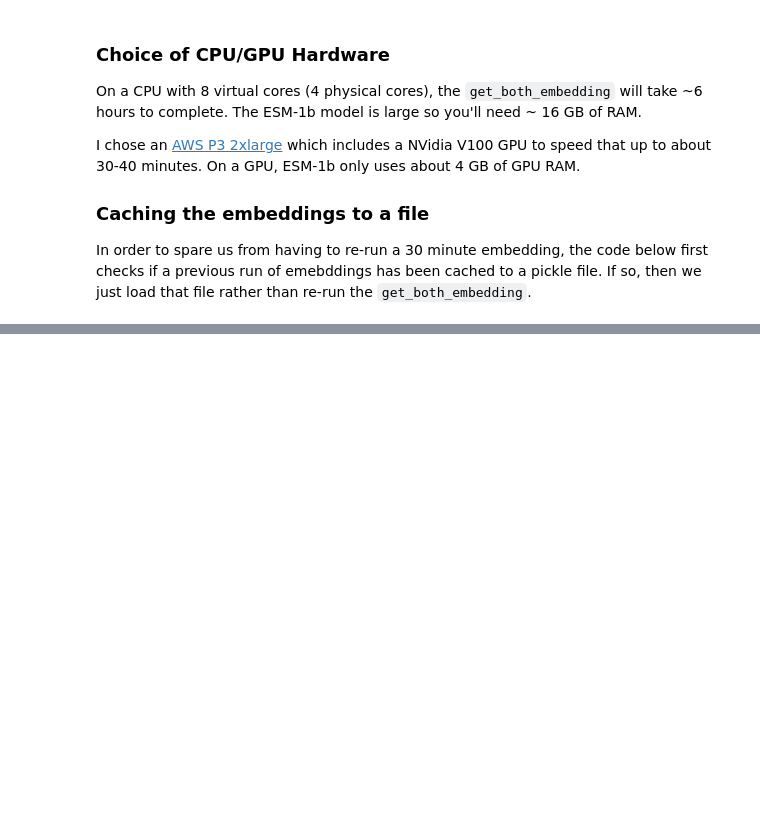
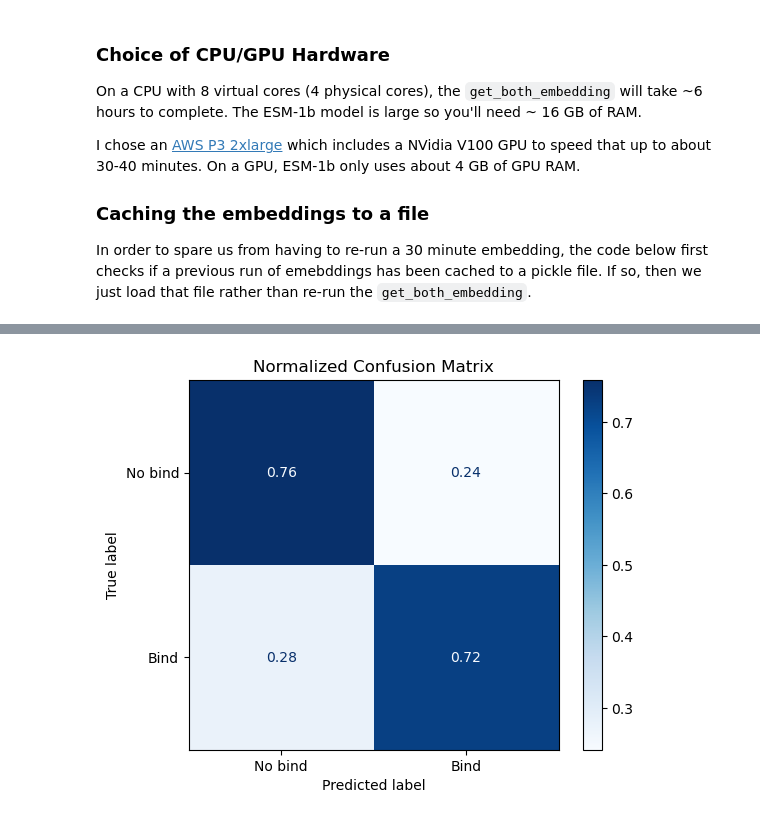
Before and after one commit to tonyreina/tdc-tcr-epitope-antibody-binding, a Jupyter notebook: notebooks/tdc-tcr-epitope-binding-affinity-model.ipynb, the cells around one changed output, grey strips where cells are left out. Saved outputs shown, nothing was run; the diff lists cells and outputs as text; code cells hidden in the pictures; blank space fills up the shorter version.

Commit message:
Added XGBoost model

```diff
--- a/notebooks/tdc-tcr-epitope-binding-affinity-model.ipynb
+++ b/notebooks/tdc-tcr-epitope-binding-affinity-model.ipynb
@@ -213,0 +297,11 @@ else:
+# %%
+from sklearn.preprocessing import StandardScaler
+
+ss_train = StandardScaler()
+X_train = ss_train.fit_transform(train_data["input"].to_list())
+
+ss_validation = StandardScaler()
+X_validation = ss_validation.fit_transform(validation_data["input"].to_list())
+
+ss_test = StandardScaler()
+X_test = ss_test.fit_transform(test_data["input"].to_list())
@@ -213,0 +312,5 @@ else:
+# %%
+from xgboost import XGBClassifier
+
+clf = XGBClassifier(tree_method="gpu_hist", random_state=816, verbosity=2)  # If GPU is available
+# clf = XGBClassifier(random_state=816, verbosity=1)
@@ -213,0 +319,3 @@ else:
+# %%
+
+clf.fit(X_train, y_train)
@@ -213,0 +343,5 @@ else:
+# %%
+
+predictions_gradient = clf.predict(X_test)
+
+print(classification_report(y_test, predictions_gradient, target_names={"No bind", "Bind"}))
@@ -213,0 +357,11 @@ else:
+# %%
+# creating a confusion matrix
+cm_norm = confusion_matrix(y_test, predictions_gradient, normalize="true")
+
+disp = ConfusionMatrixDisplay(confusion_matrix=cm_norm, display_labels=["No bind", "Bind"])
+disp.plot(cmap="Blues");
+
+disp.ax_.set_title("Normalized Confusion Matrix")
+disp.ax_.grid(False)
+# %% [output]
+[figure, added]
```
Also changed, not shown: parts of 22 cells of this notebook, 2 other files.
